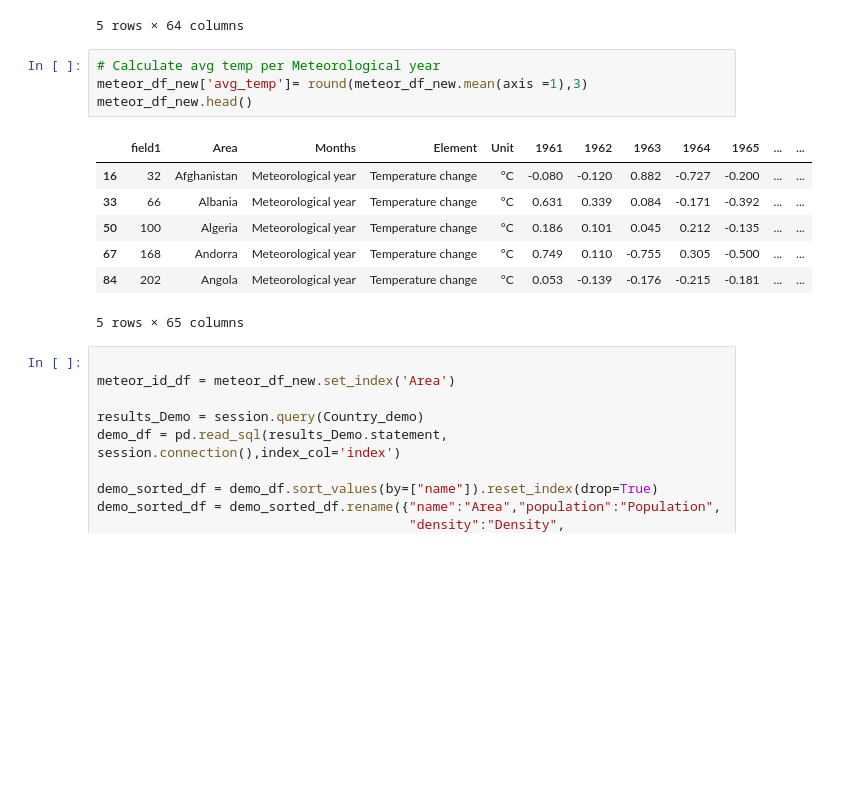
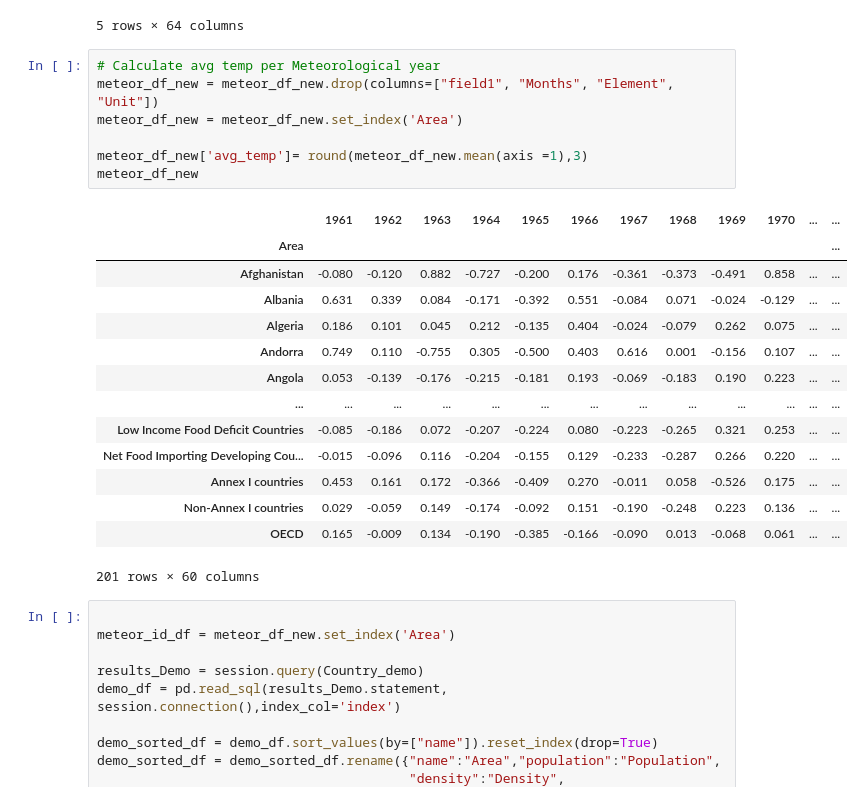
Before and after one commit to divya-gh/Climate-Interactive-Dashboard, a Jupyter notebook: avgtempreview.ipynb, the cells around one changed output. Cells and saved outputs as stored; diff of their text form; blank space fills up the shorter version.

```diff
--- a/avgtempreview.ipynb
+++ b/avgtempreview.ipynb
@@ -66,16 +66,26 @@ meteor_df_new.head()
 5 rows × 64 columns
 # %%
 # Calculate avg temp per Meteorological year
+meteor_df_new = meteor_df_new.drop(columns=["field1", "Months", "Element", "Unit"])
+meteor_df_new = meteor_df_new.set_index('Area')
+
 meteor_df_new['avg_temp']= round(meteor_df_new.mean(axis =1),3)
-meteor_df_new.head()
+meteor_df_new
 # %% [output]
-|  | field1 | Area | Months | Element | Unit | 1961 | 1962 | 1963 | 1964 | 1965 | ... | ... |
-| 16 | 32 | Afghanistan | Meteorological year | Temperature change | °C | -0.080 | -0.120 | 0.882 | -0.727 | -0.200 | ... | ... |
-| 33 | 66 | Albania | Meteorological year | Temperature change | °C | 0.631 | 0.339 | 0.084 | -0.171 | -0.392 | ... | ... |
-| 50 | 100 | Algeria | Meteorological year | Temperature change | °C | 0.186 | 0.101 | 0.045 | 0.212 | -0.135 | ... | ... |
-| 67 | 168 | Andorra | Meteorological year | Temperature change | °C | 0.749 | 0.110 | -0.755 | 0.305 | -0.500 | ... | ... |
-| 84 | 202 | Angola | Meteorological year | Temperature change | °C | 0.053 | -0.139 | -0.176 | -0.215 | -0.181 | ... | ... |
+|  | 1961 | 1962 | 1963 | 1964 | 1965 | 1966 | 1967 | 1968 | 1969 | 1970 | ... | ... |
+| Area |  |  |  |  |  |  |  |  |  |  |  | ... |
+| Afghanistan | -0.080 | -0.120 | 0.882 | -0.727 | -0.200 | 0.176 | -0.361 | -0.373 | -0.491 | 0.858 | ... | ... |
+| Albania | 0.631 | 0.339 | 0.084 | -0.171 | -0.392 | 0.551 | -0.084 | 0.071 | -0.024 | -0.129 | ... | ... |
+| Algeria | 0.186 | 0.101 | 0.045 | 0.212 | -0.135 | 0.404 | -0.024 | -0.079 | 0.262 | 0.075 | ... | ... |
+| Andorra | 0.749 | 0.110 | -0.755 | 0.305 | -0.500 | 0.403 | 0.616 | 0.001 | -0.156 | 0.107 | ... | ... |
+| Angola | 0.053 | -0.139 | -0.176 | -0.215 | -0.181 | 0.193 | -0.069 | -0.183 | 0.190 | 0.223 | ... | ... |
+| ... | ... | ... | ... | ... | ... | ... | ... | ... | ... | ... | ... | ... |
+| Low Income Food Deficit Countries | -0.085 | -0.186 | 0.072 | -0.207 | -0.224 | 0.080 | -0.223 | -0.265 | 0.321 | 0.253 | ... | ... |
+| Net Food Importing Developing Cou... | -0.015 | -0.096 | 0.116 | -0.204 | -0.155 | 0.129 | -0.233 | -0.287 | 0.266 | 0.220 | ... | ... |
+| Annex I countries | 0.453 | 0.161 | 0.172 | -0.366 | -0.409 | 0.270 | -0.011 | 0.058 | -0.526 | 0.175 | ... | ... |
+| Non-Annex I countries | 0.029 | -0.059 | 0.149 | -0.174 | -0.092 | 0.151 | -0.190 | -0.248 | 0.223 | 0.136 | ... | ... |
+| OECD | 0.165 | -0.009 | 0.134 | -0.190 | -0.385 | -0.166 | -0.090 | 0.013 | -0.068 | 0.061 | ... | ... |
-5 rows × 65 columns
+201 rows × 60 columns
 # %%
 
 meteor_id_df = meteor_df_new.set_index('Area')
```
Also changed, not shown: parts of 1 cell of this notebook, 2 other files.
